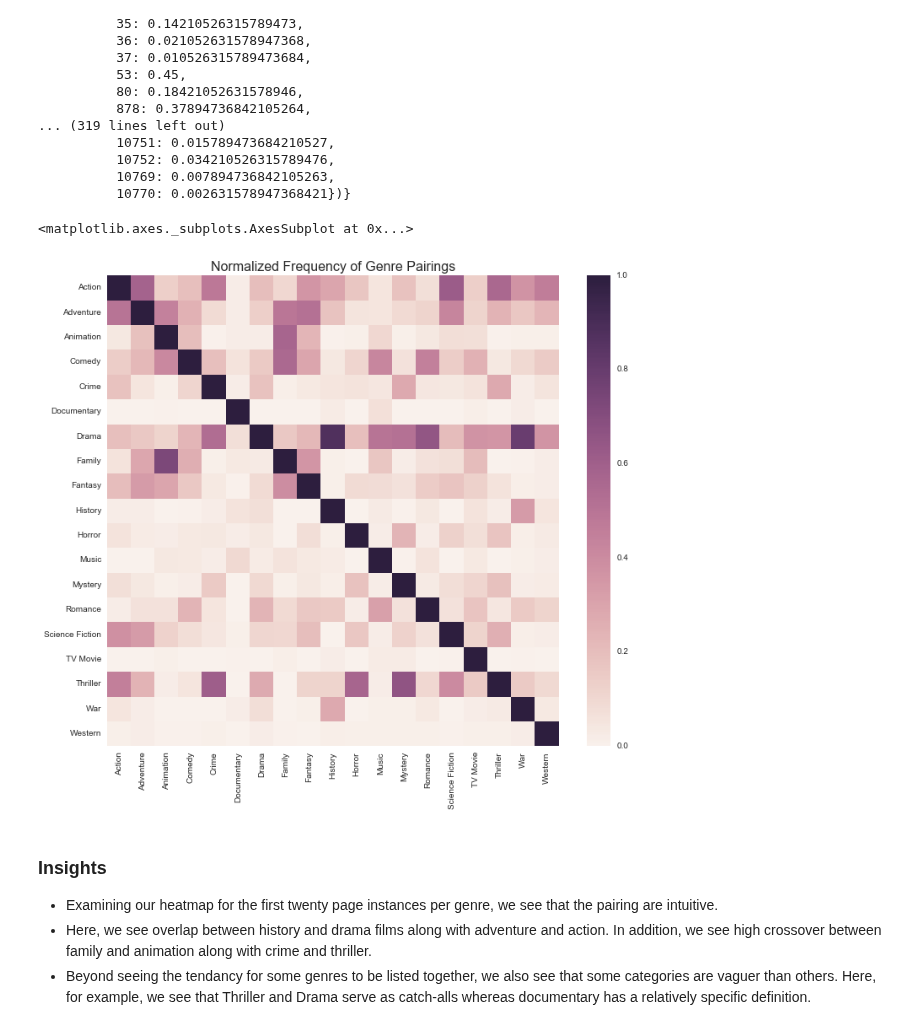
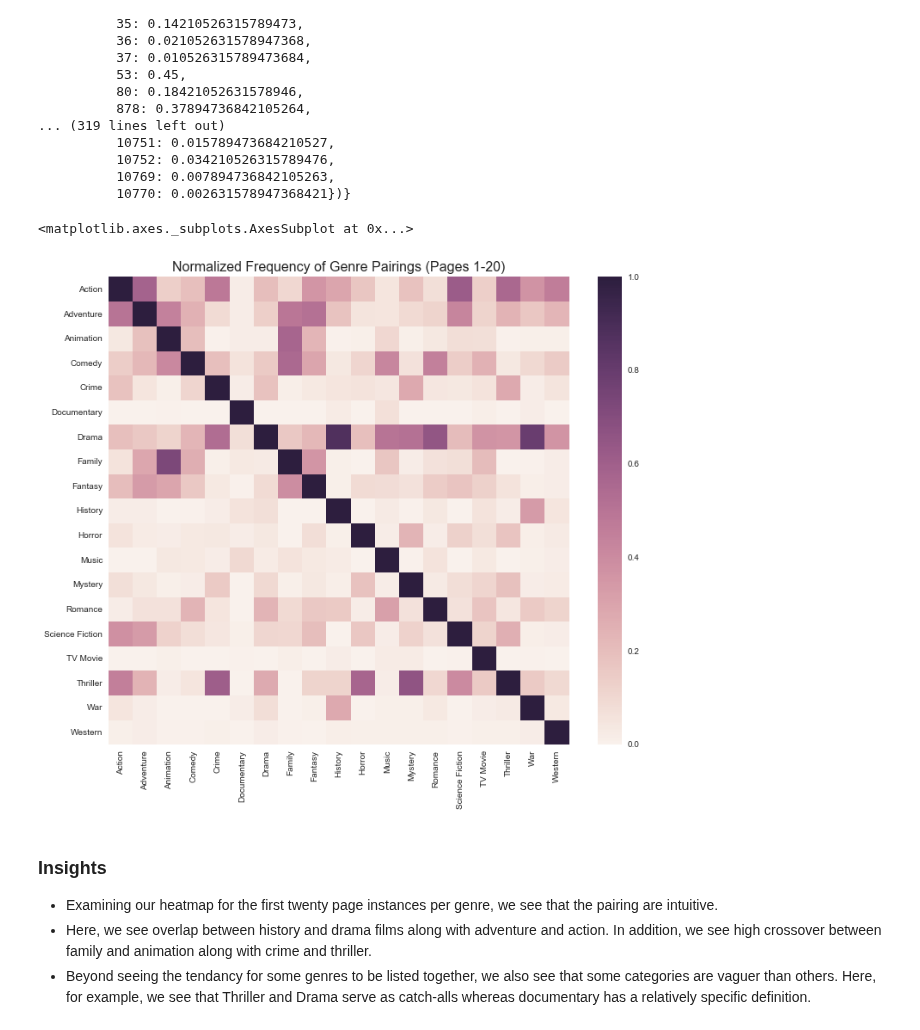
Before and after one commit to noahyonack/cs109b_final, a Jupyter notebook: FinalProject.ipynb, the cells around one changed output. Saved outputs shown, nothing was run; the diff lists cells and outputs as text; code cells hidden in the pictures.

```diff
--- a/FinalProject.ipynb
+++ b/FinalProject.ipynb
@@ -322,11 +339,11 @@ percent_df = percent_df.reindex_axis(sorted(percent_df.columns), axis=1)
 percent_df = percent_df.reindex_axis(sorted(percent_df.columns), axis=0)
 # %%
 plt.figure(figsize=(12, 10))
-plt.title("Normalized Frequency of Genre Pairings: first 20 pages of genre", fontsize=16)
+plt.title("Normalized Frequency of Genre Pairings (Pages 1-20)", fontsize=16)
 sns.heatmap(percent_df)
 # %% [output]
 <matplotlib.axes._subplots.AxesSubplot at 0x...>
-[figure, old version]
+[figure, new version]
 # %% [markdown]
 ### Insights
 
```
Also changed, not shown: parts of 15 cells of this notebook, 5 other files.
